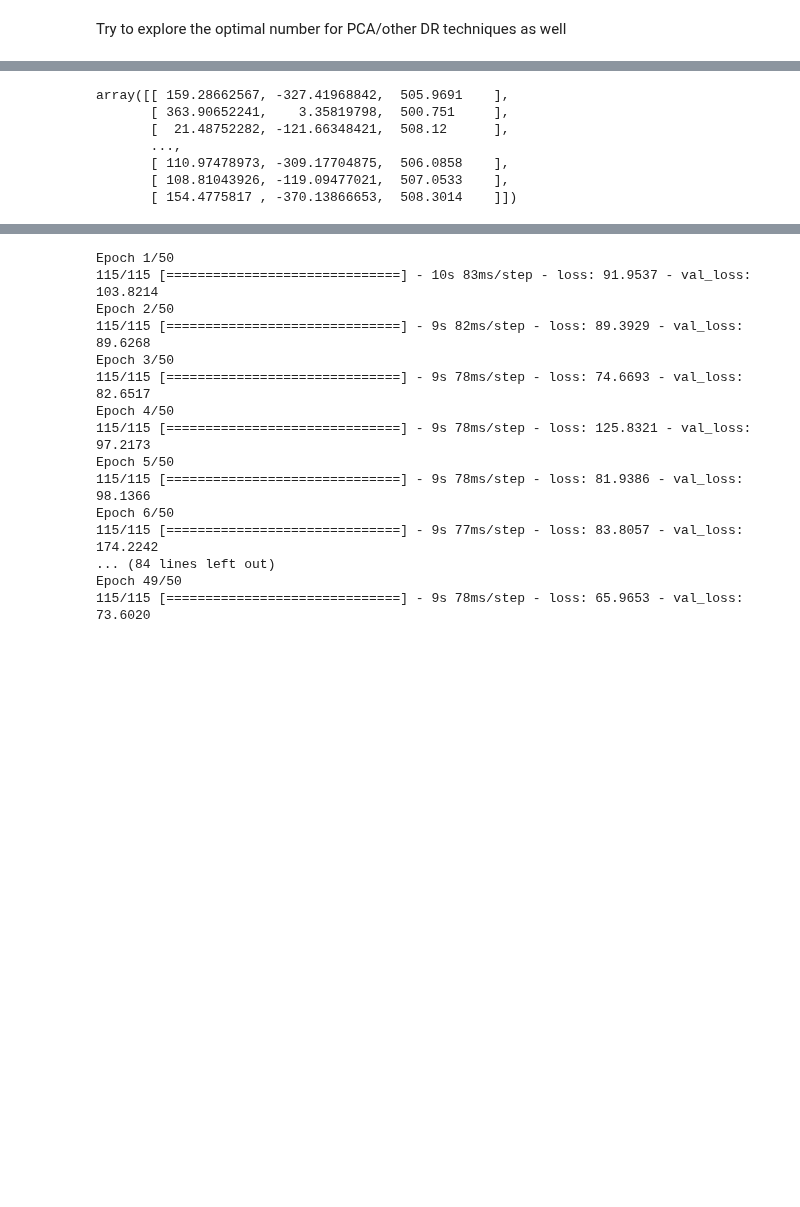
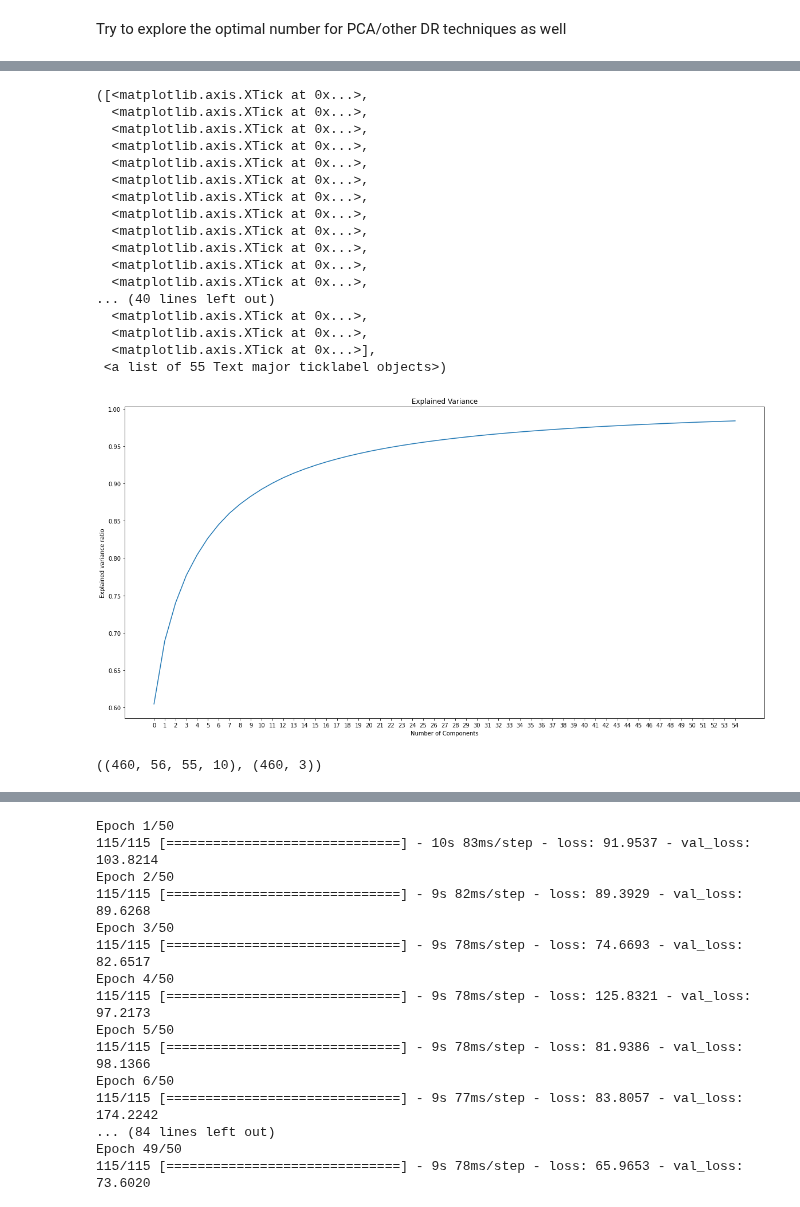
Before and after one commit to telenovelachuan/data_science, a Jupyter notebook: master_project/user_localization.ipynb, the cells around one changed output, grey strips where cells are left out. Saved outputs shown, nothing was run; the diff lists cells and outputs as text; code cells hidden in the pictures; blank space fills up the shorter version.

```diff
--- a/master_project/user_localization.ipynb
+++ b/master_project/user_localization.ipynb
@@ -183,12 +208,19 @@ Try to explore the optimal number for PCA/other DR techniques as well
 # %%
-condense_to = 50
-h1_pca = np.empty((h1_3.shape[0], h1_3.shape[1], condense_to, 5))
-pca = PCA(n_components=condense_to)
+condense_to = 55
+h2_pca = np.empty((h2.shape[0], h2.shape[1], condense_to, h2.shape[3]))
 
 
-for i in range(h1.shape[1]):
-    for j in range(h1.shape[3]):
-        h1_pca[:, i, :, j] = pca.fit_transform(h1[:, i, :, j])
+evrs = []
+for i in range(h2.shape[1]):
+    for j in range(h2.shape[3]):
+        pca = PCA(n_components=condense_to)
+        h2_pca[:, i, :, j] = pca.fit_transform(h2[:, i, :, j])
+        evr = np.cumsum(pca.explained_variance_ratio_)
+        evrs.append(evr)
 
-h1_pca.shape
+
+#pca = PCA(n_components=condense_to)
+#h2_pca = pca.fit_transform(h2.reshape(512, -1))
+#h2_pca.shape
+evrs
 # %% [output]
@@ -195,0 +244,3 @@ h1_pca.shape
+# %%
+df_evrs = pd.DataFrame(evrs, columns=[f"p{x}" for x in range(len(evrs[0]))])
+df_evrs
@@ -196,23 +261,36 @@ h1_pca.shape
 # %%
-# n_components = 50
-# pca_en = PCA(n_components=n_components)
-# pca_result_en = pca_en.fit_transform(H)
-# print(pca.explained_variance_ratio_)
-# plt.figure()
-# plt.plot(np.cumsum(pca_en.explained_variance_ratio_))
-# plt.xlabel("Number of Components")
-# plt.ylabel("Explained variance ratio")
-# plt.title("Explained Variance")
-# plt.xticks(np.arange(0, n_components, 1))
+avg_evrs = []
+for col in df_evrs.columns:
+    avg_evrs.append(df_evrs[col].mean())
+
+plt.figure(figsize=(20, 10))
+plt.plot(avg_evrs)
+plt.xlabel("Number of Components")
+plt.ylabel("Explained variance ratio")
+plt.title("Explained Variance")
+plt.xticks(np.arange(0, len(avg_evrs), 1))
+# %% [output]
+([<matplotlib.axis.XTick at 0x...>,
+  <matplotlib.axis.XTick at 0x...>,
+  <matplotlib.axis.XTick at 0x...>,
+  <matplotlib.axis.XTick at 0x...>,
+  <matplotlib.axis.XTick at 0x...>,
+  <matplotlib.axis.XTick at 0x...>,
+  <matplotlib.axis.XTick at 0x...>,
+  <matplotlib.axis.XTick at 0x...>,
+  <matplotlib.axis.XTick at 0x...>,
+  <matplotlib.axis.XTick at 0x...>,
+  <matplotlib.axis.XTick at 0x...>,
+  <matplotlib.axis.XTick at 0x...>,
+... (40 lines left out)
+  <matplotlib.axis.XTick at 0x...>,
+  <matplotlib.axis.XTick at 0x...>,
+  <matplotlib.axis.XTick at 0x...>],
+ <a list of 55 Text major ticklabel objects>)
+[figure, added]
 # %%
-# Train test split
-x_train, x_test , y_train , y_test = train_test_split(h1_pca, Pos, test_size=0.1, random_state=42)
-y_train
+# Train test split after PCA
+x_train, x_test , y_train , y_test = train_test_split(h2_pca, Pos, test_size=0.1, random_state=42)
+x_train.shape, y_train.shape
 # %% [output]
-array([[ 159.28662567, -327.41968842,  505.9691    ],
-       [ 363.90652241,    3.35819798,  500.751     ],
-       [  21.48752282, -121.66348421,  508.12      ],
-       ...,
-       [ 110.97478973, -309.17704875,  506.0858    ],
-       [ 108.81043926, -119.09477021,  507.0533    ],
-       [ 154.4775817 , -370.13866653,  508.3014    ]])
+((460, 56, 55, 10), (460, 3))
```
Also changed, not shown: parts of 16 cells of this notebook, 1 other file.
